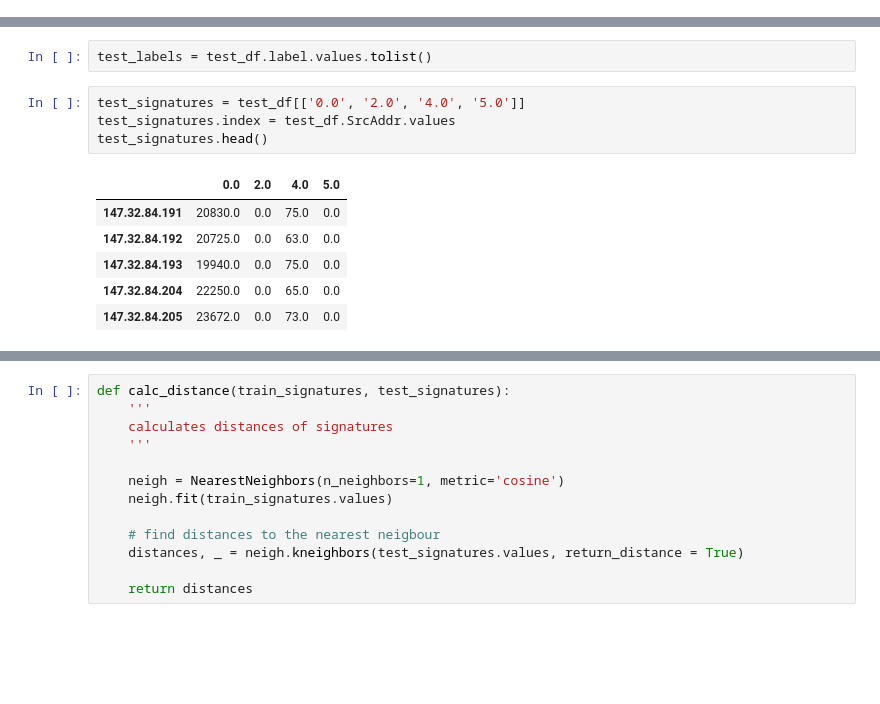
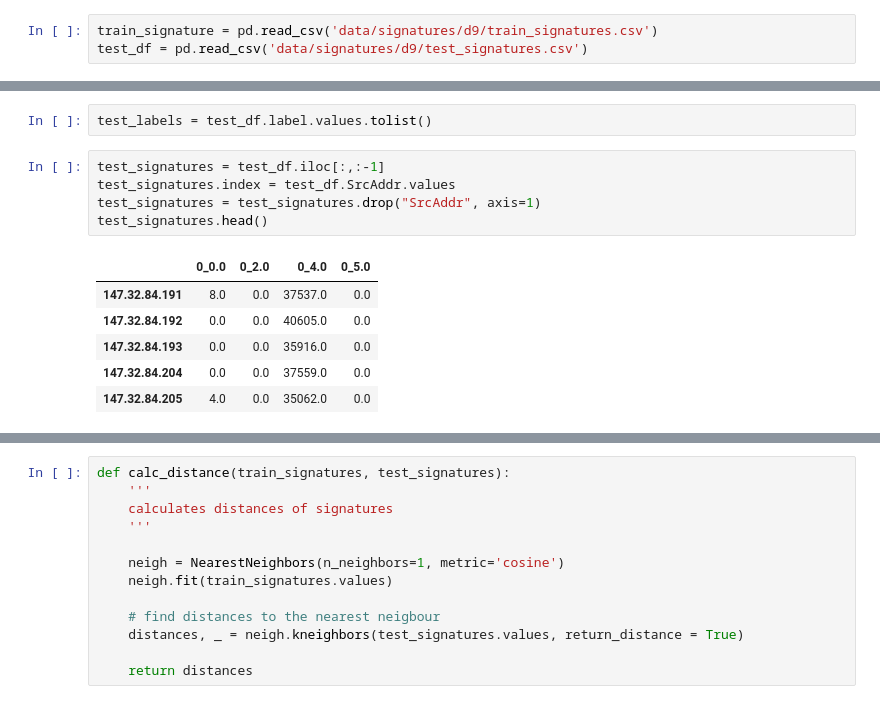
Before and after one commit to SayakMukherjee/CyberDataAnalytics, a Jupyter notebook: Assignment_3/Lab3.ipynb, the cells around one changed output, grey strips where cells are left out. Drawn from its saved outputs; the diff is of its cells as text; blank space fills up the shorter version.

```diff
--- a/Assignment_3/Lab3.ipynb
+++ b/Assignment_3/Lab3.ipynb
@@ -654,0 +644,3 @@ test_df.head()
+# %%
+train_signature = pd.read_csv('data/signatures/d9/train_signatures.csv')
+test_df = pd.read_csv('data/signatures/d9/test_signatures.csv')
@@ -655,13 +654,14 @@ test_df.head()
 # %%
 test_labels = test_df.label.values.tolist()
 # %%
-test_signatures = test_df[['0.0', '2.0', '4.0', '5.0']]
+test_signatures = test_df.iloc[:,:-1]
 test_signatures.index = test_df.SrcAddr.values
+test_signatures = test_signatures.drop("SrcAddr", axis=1)
 test_signatures.head()
 # %% [output]
-|  | 0.0 | 2.0 | 4.0 | 5.0 |
-| 147.32.84.191 | 20830.0 | 0.0 | 75.0 | 0.0 |
-| 147.32.84.192 | 20725.0 | 0.0 | 63.0 | 0.0 |
-| 147.32.84.193 | 19940.0 | 0.0 | 75.0 | 0.0 |
-| 147.32.84.204 | 22250.0 | 0.0 | 65.0 | 0.0 |
-| 147.32.84.205 | 23672.0 | 0.0 | 73.0 | 0.0 |
+|  | 0_0.0 | 0_2.0 | 0_4.0 | 0_5.0 |
+| 147.32.84.191 | 8.0 | 0.0 | 37537.0 | 0.0 |
+| 147.32.84.192 | 0.0 | 0.0 | 40605.0 | 0.0 |
+| 147.32.84.193 | 0.0 | 0.0 | 35916.0 | 0.0 |
+| 147.32.84.204 | 0.0 | 0.0 | 37559.0 | 0.0 |
+| 147.32.84.205 | 4.0 | 0.0 | 35062.0 | 0.0 |
```
Also changed, not shown: parts of 77 cells of this notebook, 8 other files.
